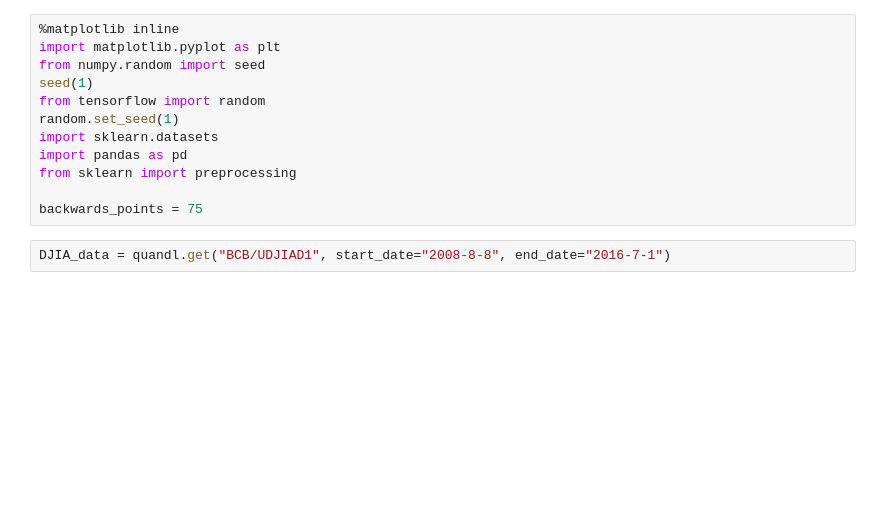
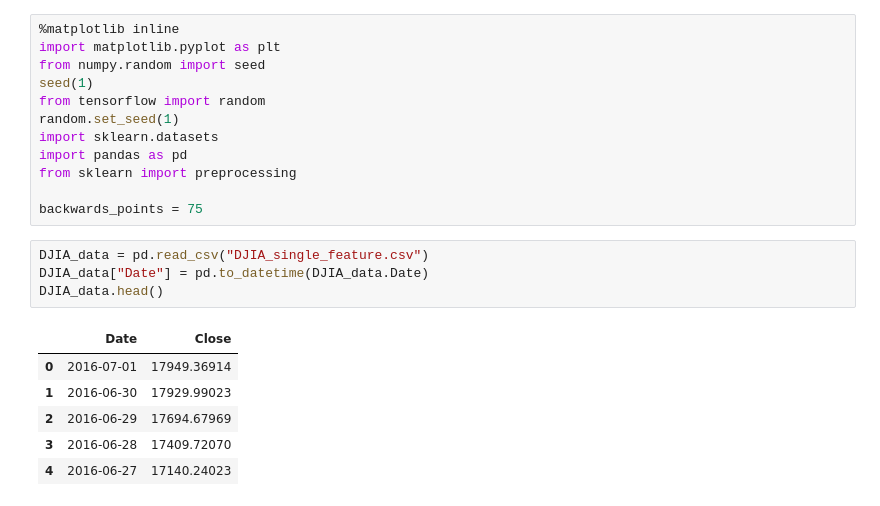
Before and after one commit to micahvandersteen/project-3-team-ifrit, a Jupyter notebook: NN_Stock/DJIA_NN.ipynb, the cells around one changed output. Cells and saved outputs as stored; diff of their text form; blank space fills up the shorter version.

Commit message:
Removed quandl call

```diff
--- a/NN_Stock/DJIA_NN.ipynb
+++ b/NN_Stock/DJIA_NN.ipynb
@@ -13,7 +13,16 @@ import pandas as pd
 from sklearn import preprocessing
 
 backwards_points = 75
-# %%
-DJIA_data = quandl.get("BCB/UDJIAD1", start_date="2008-8-8", end_date="2016-7-1")
+# %%
+DJIA_data = pd.read_csv("DJIA_single_feature.csv")
+DJIA_data["Date"] = pd.to_datetime(DJIA_data.Date)
+DJIA_data.head()
+# %% [output]
+|  | Date | Close |
+| 0 | 2016-07-01 | 17949.36914 |
+| 1 | 2016-06-30 | 17929.99023 |
+| 2 | 2016-06-29 | 17694.67969 |
+| 3 | 2016-06-28 | 17409.72070 |
+| 4 | 2016-06-27 | 17140.24023 |
 # %%
 plot_test = pd.DataFrame(DJIA_data)
```
Also changed, not shown: parts of 9 cells of this notebook, 3 other files.
